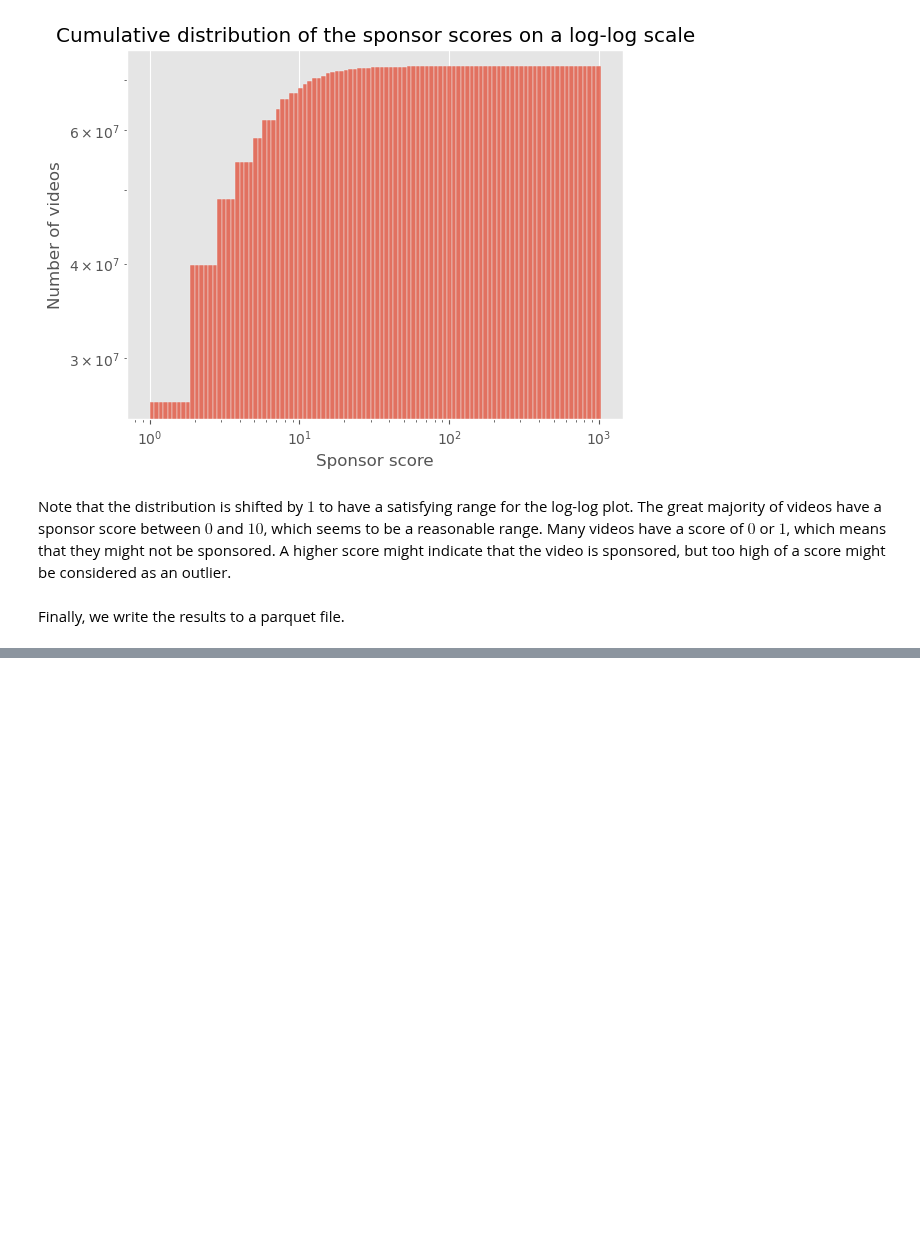
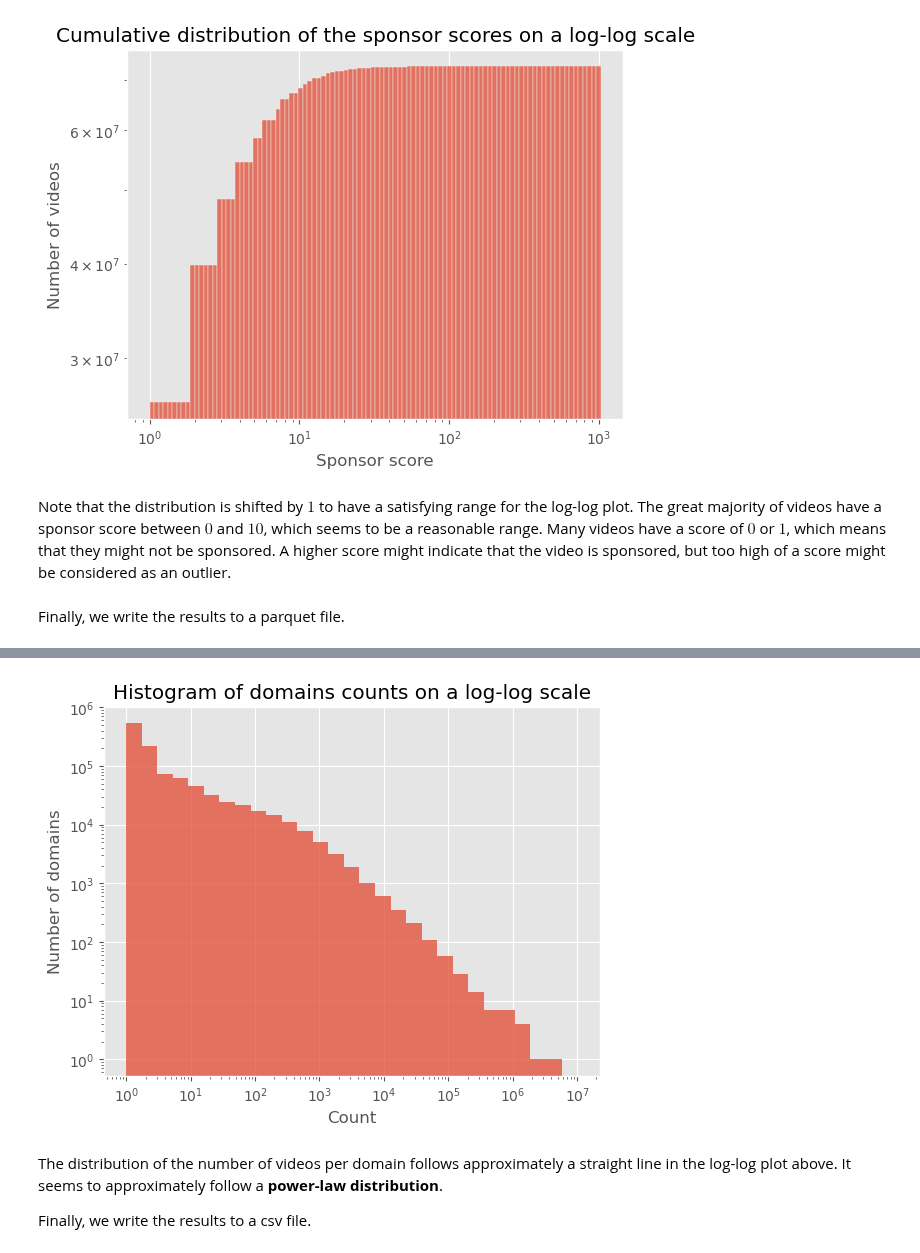
Before and after one commit to epfl-ada/ada-2022-project-fraisetagada, a Jupyter notebook: project.ipynb, the cells around one changed output, grey strips where cells are left out. Cells and saved outputs as stored; diff of their text form; code cells hidden in the pictures; blank space fills up the shorter version.

```diff
--- a/project.ipynb
+++ b/project.ipynb
@@ -921,0 +1073,14 @@ metadatas_sponsor_scores.write.parquet(PATH_METADATAS_SPONSOR_SCORES_DST, mode='
+# %%
+sns.histplot(total_counts, bins=np.logspace(0, 7, 30))
+plt.yscale('log')
+plt.xscale('log')
+plt.title('Histogram of domains counts on a log-log scale')
+plt.xlabel('Count')
+plt.ylabel('Number of domains')
+plt.show()
+# %% [output]
+[figure, added]
+# %% [markdown]
+The distribution of the number of videos per domain follows approximately a straight line in the log-log plot above. It seems to approximately follow a **power-law distribution**.
+
+Finally, we write the results to a csv file.
```
Also changed, not shown: parts of 47 cells of this notebook, 1 other file.
